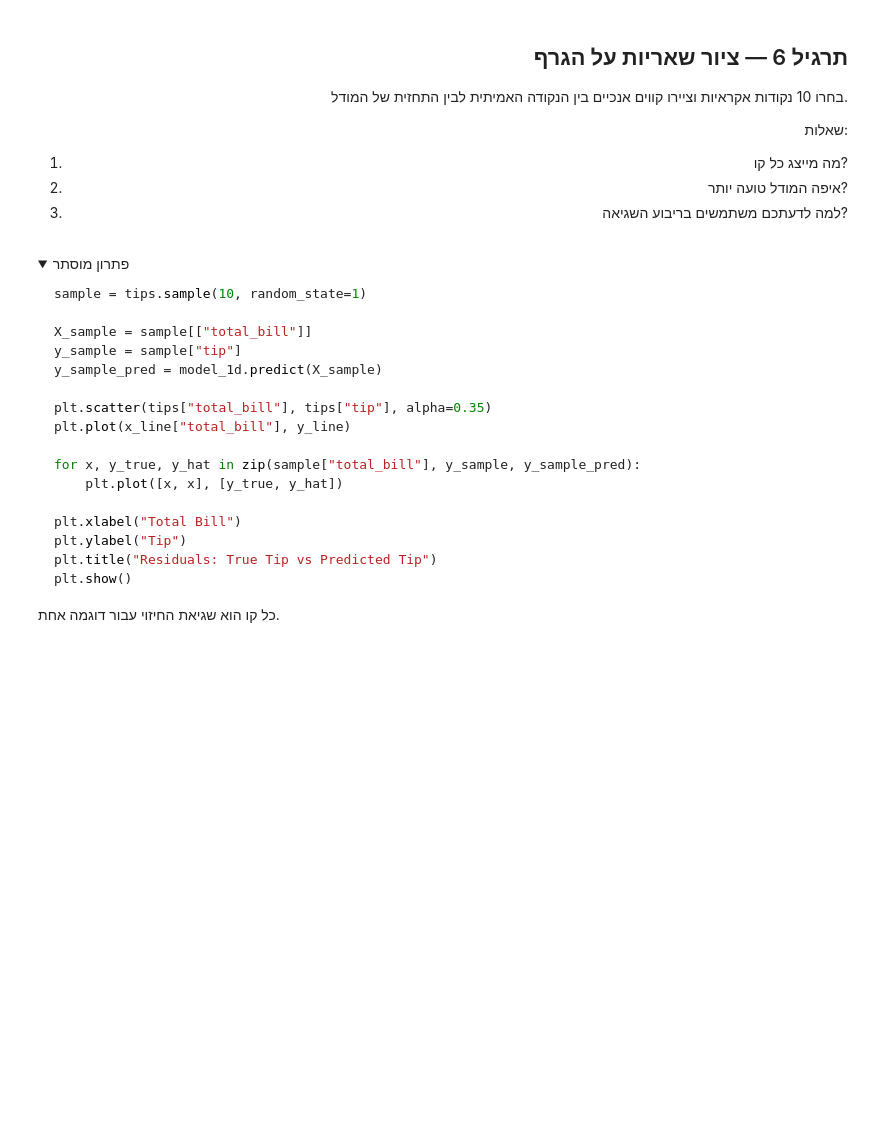
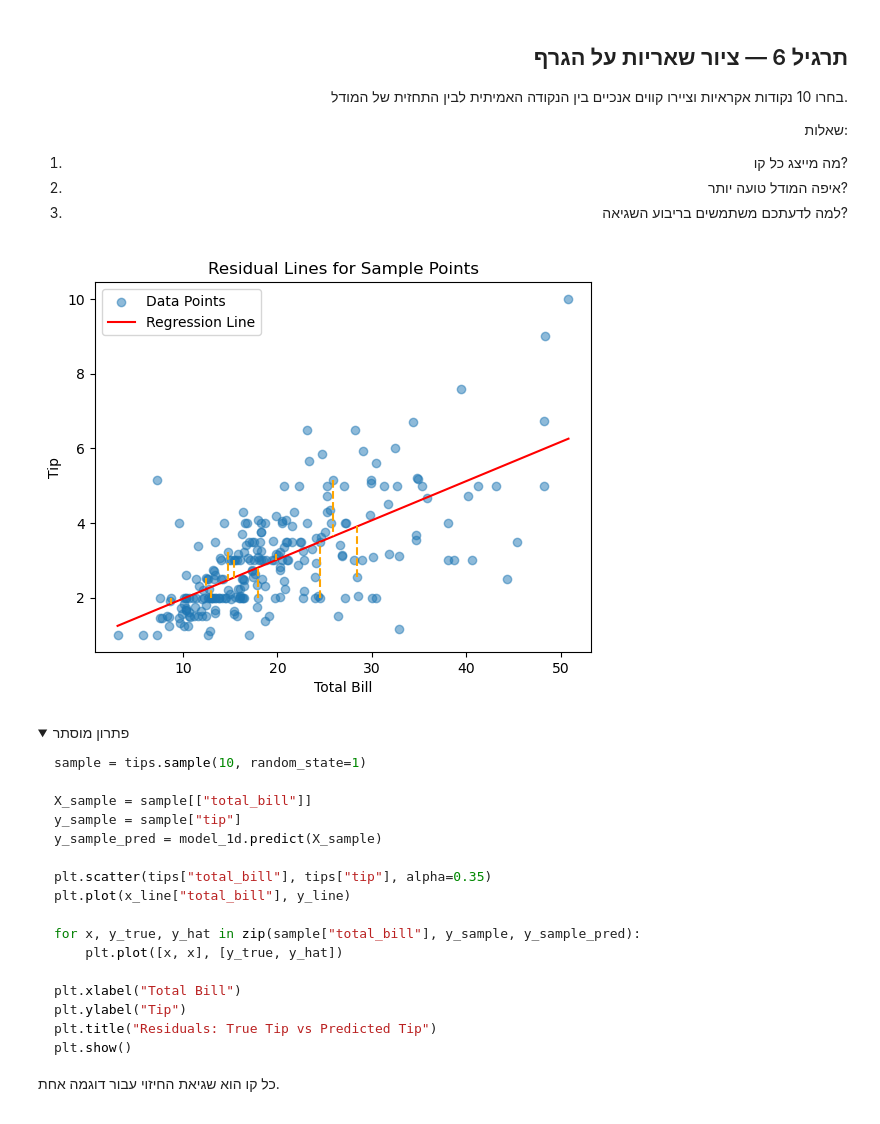
Before and after one commit to spacentime/he-ai-engineer-course, a Jupyter notebook: src/practice05/class5.ipynb, the cells around one changed output. Cells and saved outputs as stored; diff of their text form; code cells hidden in the pictures; folded sections open; blank space fills up the shorter version.

```diff
--- a/src/practice05/class5.ipynb
+++ b/src/practice05/class5.ipynb
@@ -354,3 +427,21 @@ Least Squares מחפש את הפרמטרים שמקטינים את סכום רי
+# %%
+# TODO:
+# Plot residual lines for 10 examples
+samples = tips.sample(10, random_state=42)
+x_samples = samples[['total_bill']]
+y_samples_pred = model_1d.predict(x_samples)
+plt.scatter(tips['total_bill'], tips['tip'], alpha=0.5, label='Data Points')
+plt.plot(x_line, y_line, color='red', label='Regression Line')
+for x, y, y_pred in zip(x_samples['total_bill'], samples['tip'], y_samples_pred):
+    plt.plot([x, x], [y, y_pred], color='orange', linestyle='--')
+
+plt.xlabel('Total Bill')
+plt.ylabel('Tip')
+plt.title('Residual Lines for Sample Points')
+plt.legend()
+plt.show()
+# %% [output]
+[figure, added]
 # %% [markdown]
 <details dir="rtl"><summary>פתרון מוסתר</summary>
 
```
Also changed, not shown: parts of 13 cells of this notebook, 1 other file.
